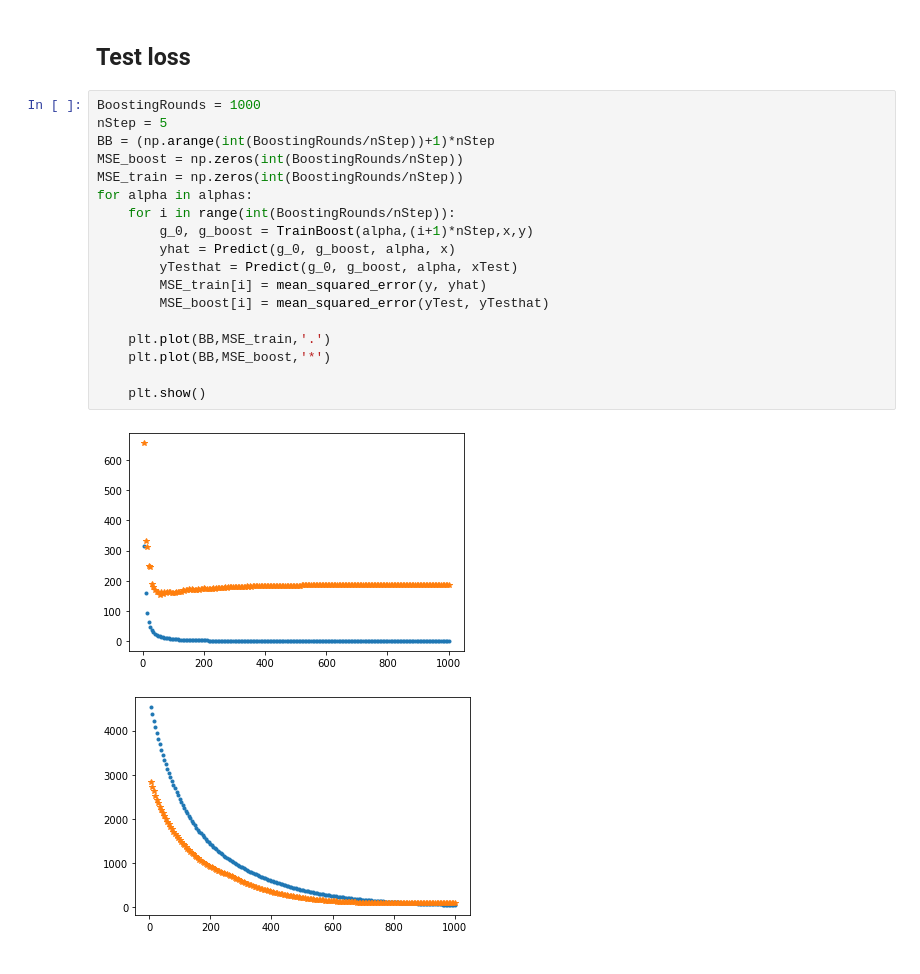
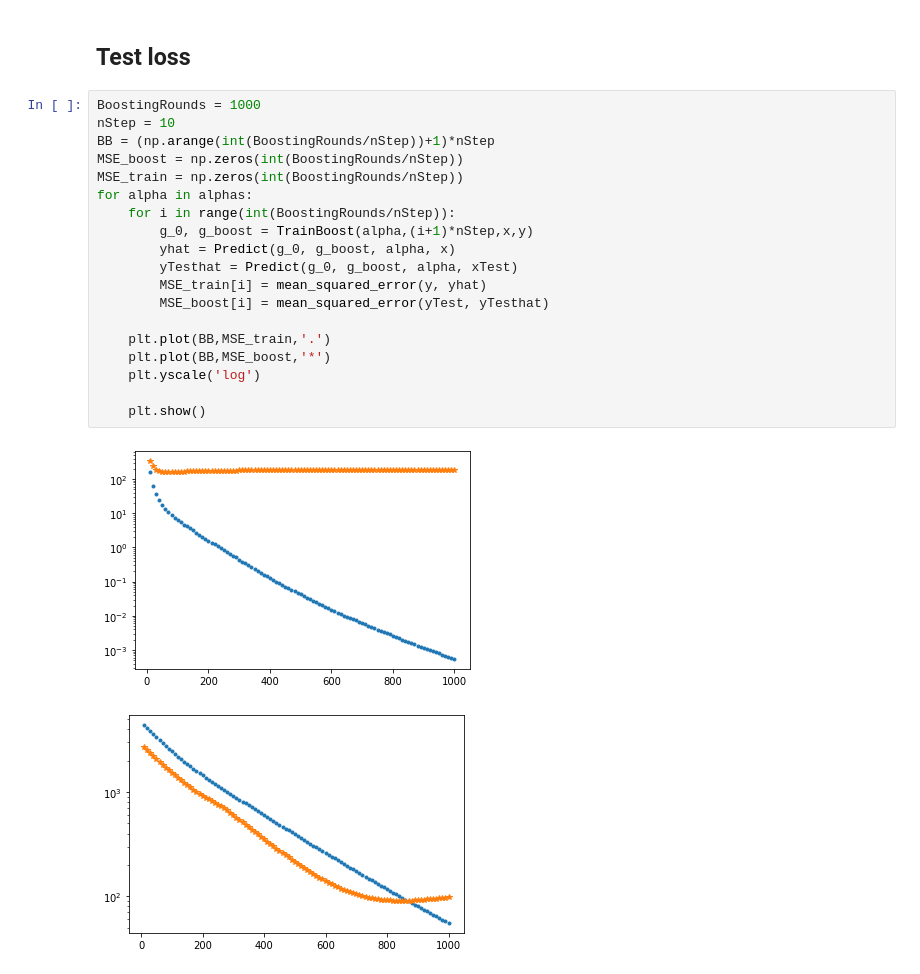
Before and after one commit to gnitnaw/Programs, a Jupyter notebook: Chapter8/RegressionBoosting.ipynb, the cells around one changed output. Saved outputs shown, nothing was run; the diff lists cells and outputs as text.

```diff
--- a/Chapter8/RegressionBoosting.ipynb
+++ b/Chapter8/RegressionBoosting.ipynb
@@ -117,22 +119,23 @@ for alpha in alphas:
 ## Test loss
 # %%
 BoostingRounds = 1000
-nStep = 5
+nStep = 10
 BB = (np.arange(int(BoostingRounds/nStep))+1)*nStep
 MSE_boost = np.zeros(int(BoostingRounds/nStep))
 MSE_train = np.zeros(int(BoostingRounds/nStep))
 for alpha in alphas:
     for i in range(int(BoostingRounds/nStep)):
         g_0, g_boost = TrainBoost(alpha,(i+1)*nStep,x,y)
         yhat = Predict(g_0, g_boost, alpha, x)
         yTesthat = Predict(g_0, g_boost, alpha, xTest)
         MSE_train[i] = mean_squared_error(y, yhat)
         MSE_boost[i] = mean_squared_error(yTest, yTesthat)
 
     plt.plot(BB,MSE_train,'.')
     plt.plot(BB,MSE_boost,'*')
+    plt.yscale('log')
 
     plt.show()
 # %% [output]
-[figure, old version]
+[figure, new version]
-[figure, old version]
+[figure, new version]
```
Also changed, not shown: parts of 3 cells of this notebook.
